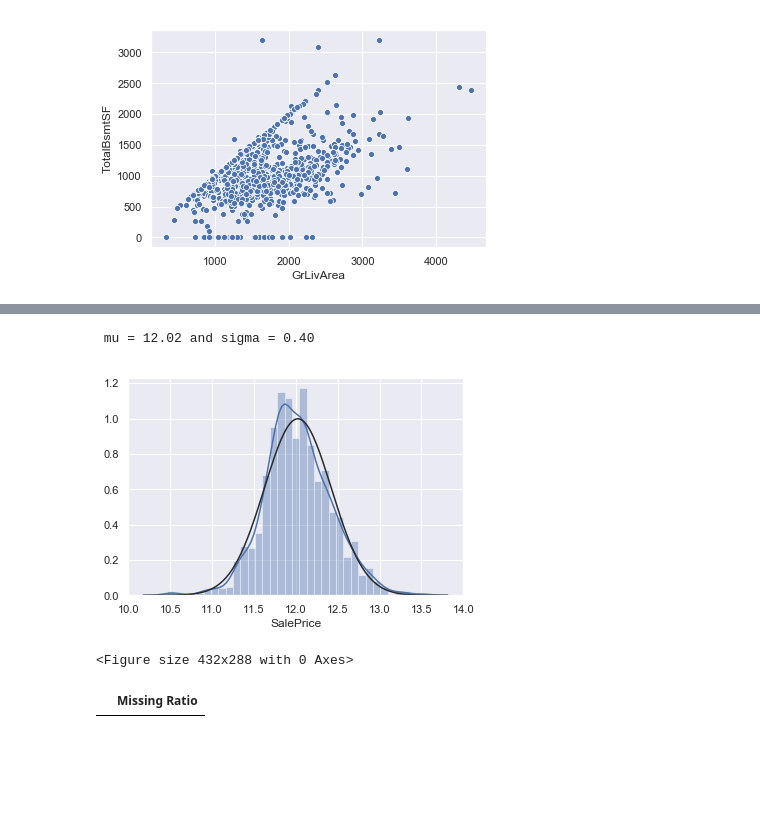
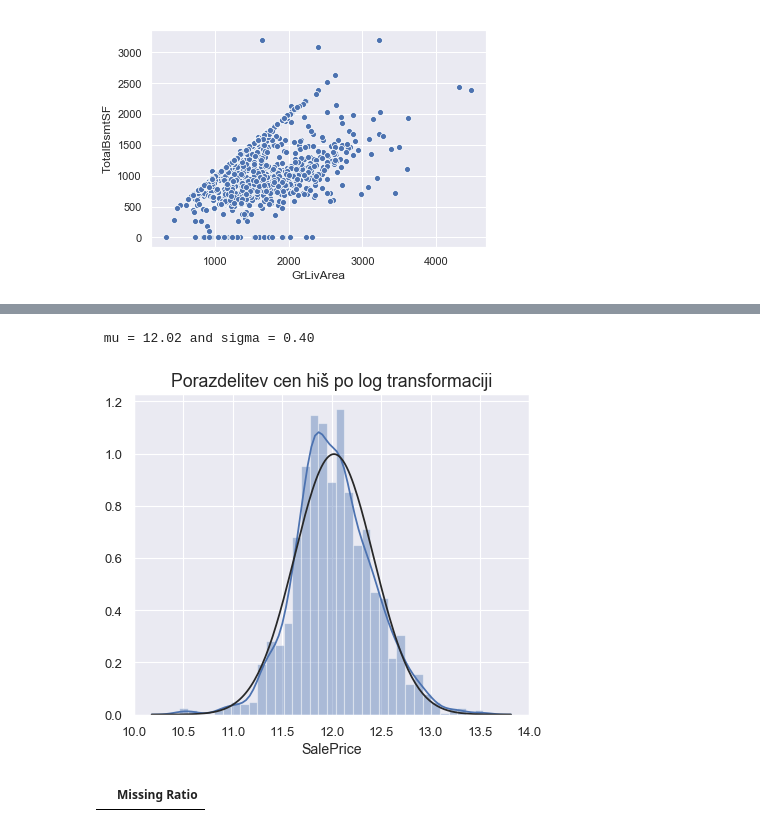
Before and after one commit to amadej10/PR19ASDBJCBZ, a Jupyter notebook: NapovedovanjeCen.ipynb, the cells around one changed output, grey strips where cells are left out. Cells and saved outputs as stored; diff of their text form; code cells hidden in the pictures; blank space fills up the shorter version.

```diff
--- a/NapovedovanjeCen.ipynb
+++ b/NapovedovanjeCen.ipynb
@@ -55,11 +55,14 @@ sns.scatterplot(train.GrLivArea,train.TotalBsmtSF)
 plt.show() #opazimo kako linearno so povezane točke med TotalBsmtSF in GrLiveArea
 # %% [output]
 [figure]
+# %%
+trainDataOne = train['SalePrice']
 # %%
-sns.distplot(train['SalePrice'] , fit=norm);
-fig = plt.figure()
+fig = plt.figure(figsize=(6, 5), dpi= 85)
+plt.title("Porazdelitev cen hiš", fontsize = 15)
+sns.distplot(trainDataOne , fit=norm);
 # Get the fitted parameters used by the function
-(mu, sigma) = norm.fit(train['SalePrice'])
+(mu, sigma) = norm.fit(trainDataOne)
 print( '\n mu = {:.2f} and sigma = {:.2f}\n'.format(mu, sigma))
 plt.show()
 # %% [output]
@@ -69,17 +71,18 @@ plt.show()
+# %%
+#da dosežemo normalno distribucijo naredimo log transform
+train["SalePrice"] = np.log1p(train["SalePrice"])
+trainData=train['SalePrice']
 # %%
-#da dosežemo normalno distribucijo naredimo log transform
-train["SalePrice"] = np.log1p(train["SalePrice"])
-
-sns.distplot(train['SalePrice'] , fit=norm);
-fig = plt.figure()
+fig = plt.figure(figsize=(6, 5), dpi= 85)
+plt.title("Porazdelitev cen hiš po log transformaciji", fontsize = 15)
+sns.distplot(trainData , fit=norm);
 # Get the fitted parameters used by the function
-(mu, sigma) = norm.fit(train['SalePrice'])
+(mu, sigma) = norm.fit(trainData)
 print( '\n mu = {:.2f} and sigma = {:.2f}\n'.format(mu, sigma))
 plt.show()
 # %% [output]
  mu = 12.02 and sigma = 0.40
-[figure, old version]
+[figure, new version]
-<Figure size 432x288 with 0 Axes>
 # %%
 #Missing data handling
 ntrain = train.shape[0]
```
Also changed, not shown: parts of 4 cells of this notebook, 7 other files.
